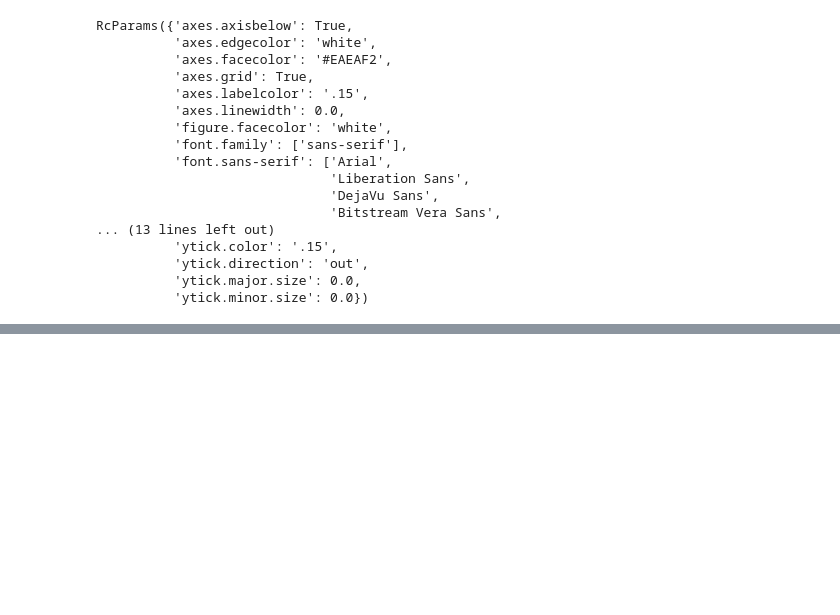
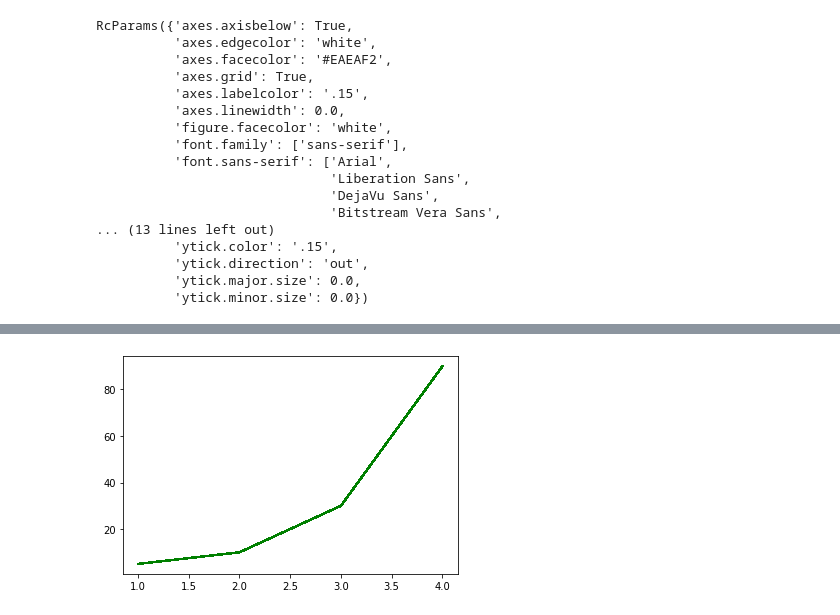
Before and after one commit to Izardo/Fundamentals_of_Data_Analysis, a Jupyter notebook: pyplot.ipynb, the cells around one changed output, grey strips where cells are left out. Drawn from its saved outputs; the diff is of its cells as text; code cells hidden in the pictures; blank space fills up the shorter version.

```diff
--- a/pyplot.ipynb
+++ b/pyplot.ipynb
@@ -182,0 +293,8 @@ Wrap up style default section by setting default style. BOOM!
+# %%
+# Plot line.
+line, = plt.plot(y, x, 'g-')
+
+# Turn off antialiasing.
+line.set_antialiased(False)
+# %% [output]
+[figure, added]
```
Also changed, not shown: parts of 10 cells of this notebook, 5 other files.
